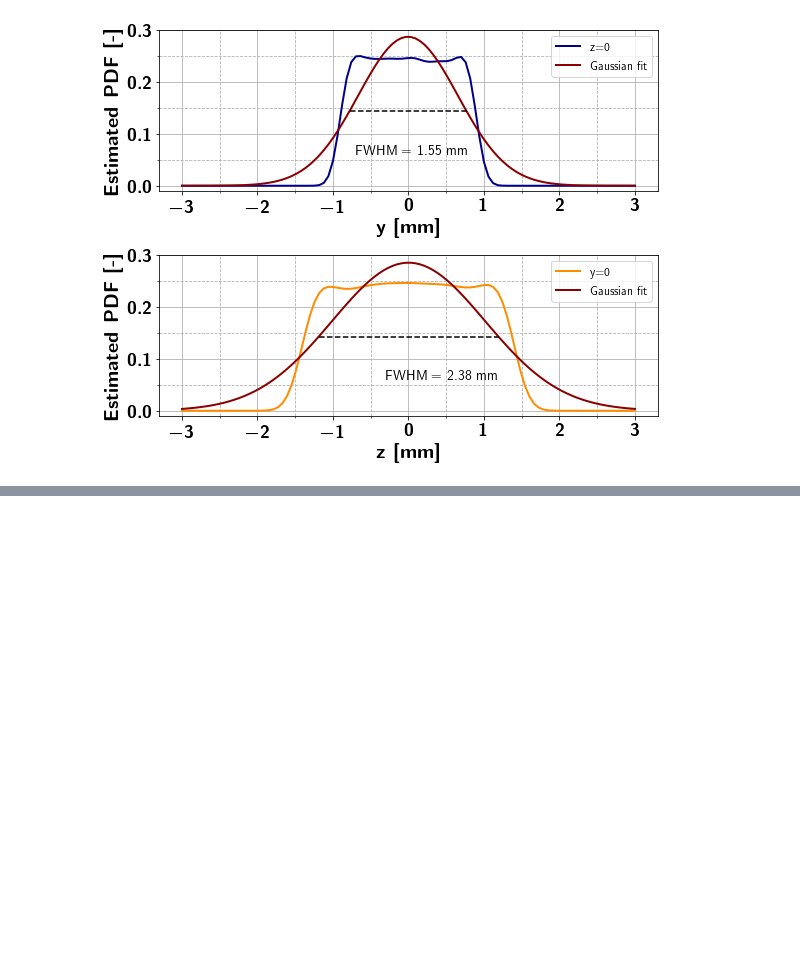
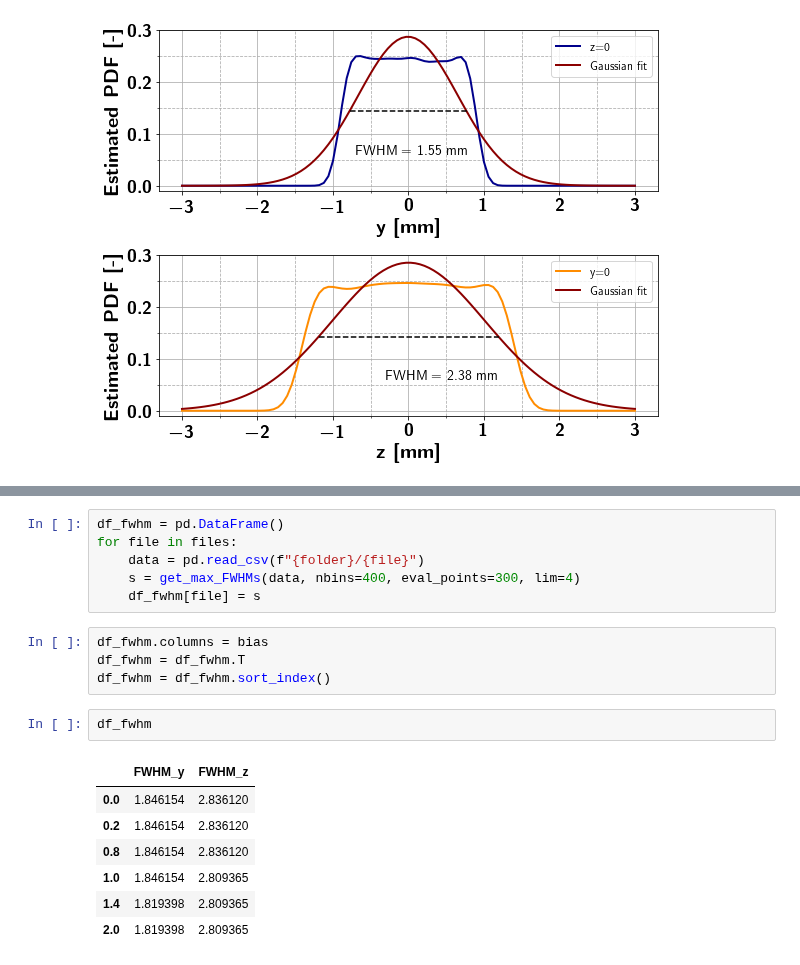
Before and after one commit to kromerh/phd_python, a Jupyter notebook: 03_COMSOL/03_BeamOptics/03_new_chamber/final_design/with_extraction/2020-02-26.V_bias.ipynb, the cells around one changed output, grey strips where cells are left out. Drawn from its saved outputs; the diff is of its cells as text; blank space fills up the shorter version.

```diff
--- a/03_COMSOL/03_BeamOptics/03_new_chamber/final_design/with_extraction/2020-02-26.V_bias.ipynb
+++ b/03_COMSOL/03_BeamOptics/03_new_chamber/final_design/with_extraction/2020-02-26.V_bias.ipynb
@@ -290,0 +399,20 @@ FWHM in y: 2.3834825390580923
+# %%
+df_fwhm = pd.DataFrame()
+for file in files:
+    data = pd.read_csv(f"{folder}/{file}")
+    s = get_max_FWHMs(data, nbins=400, eval_points=300, lim=4)
+    df_fwhm[file] = s
+# %%
+df_fwhm.columns = bias
+df_fwhm = df_fwhm.T
+df_fwhm = df_fwhm.sort_index()
+# %%
+df_fwhm
+# %% [output]
+|  | FWHM_y | FWHM_z |
+| 0.0 | 1.846154 | 2.836120 |
+| 0.2 | 1.846154 | 2.836120 |
+| 0.8 | 1.846154 | 2.836120 |
+| 1.0 | 1.846154 | 2.809365 |
+| 1.4 | 1.819398 | 2.809365 |
+| 2.0 | 1.819398 | 2.809365 |
```
Also changed, not shown: parts of 9 cells of this notebook, 7 other files.
